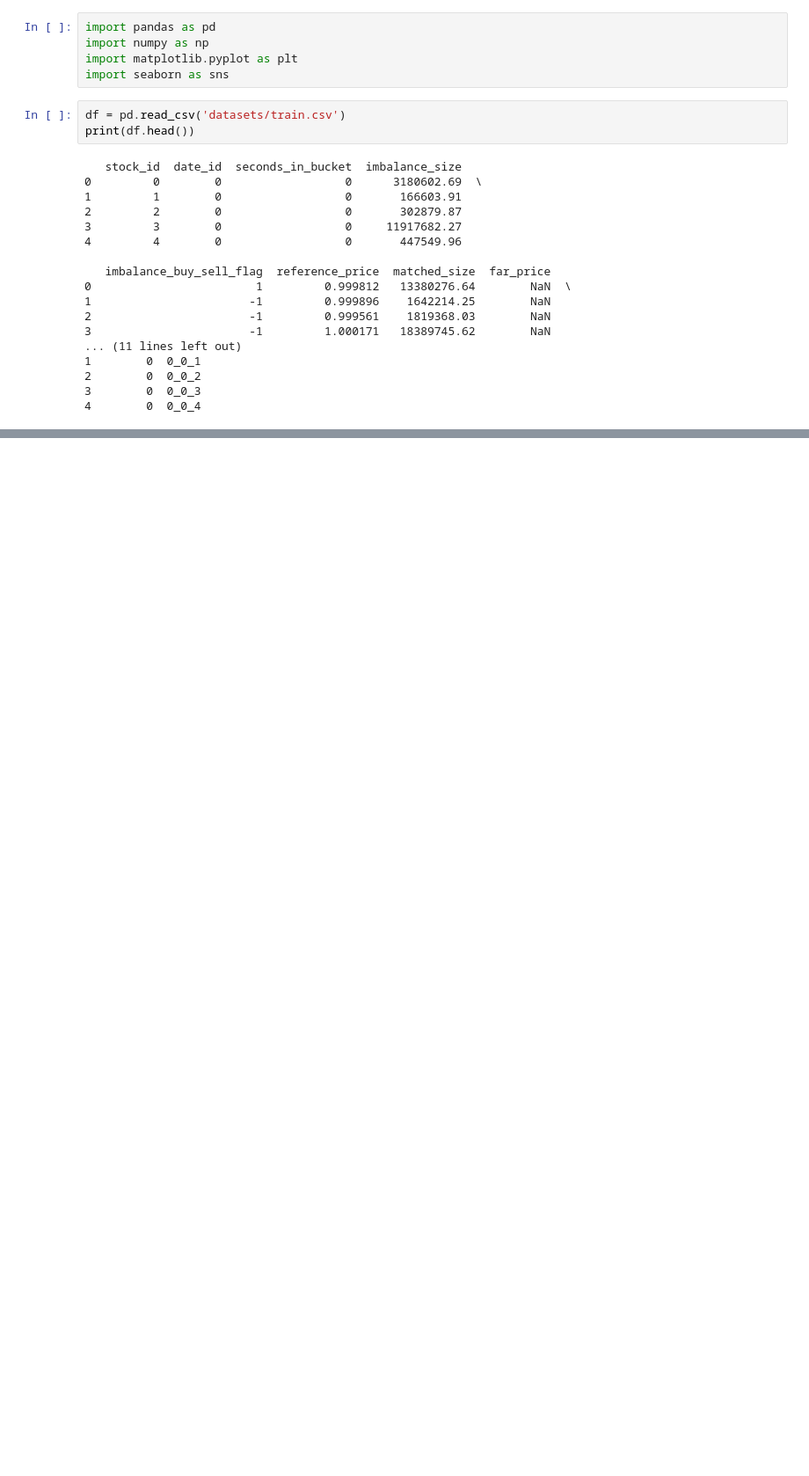
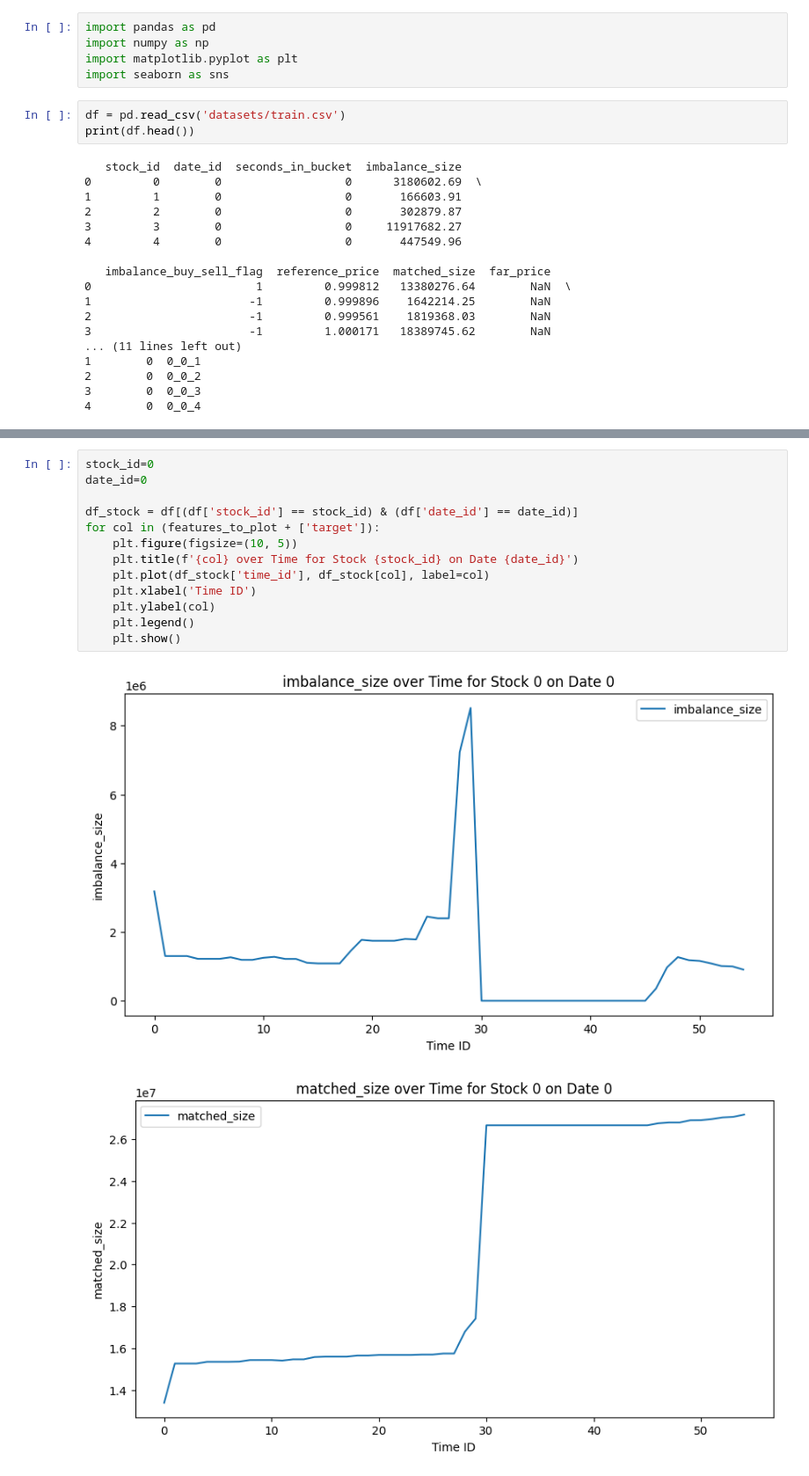
Before and after one commit to DavideZFC/DataScience, a Jupyter notebook: ex_7.ipynb, the cells around one changed output, grey strips where cells are left out. Shown at 88% size. Saved outputs shown, nothing was run; the diff lists cells and outputs as text; blank space fills up the shorter version.

```diff
--- a/ex_7.ipynb
+++ b/ex_7.ipynb
@@ -266,0 +81,16 @@ XGBOOST R^2: 0.005045886375261266
+# %%
+stock_id=0
+date_id=0
+
+df_stock = df[(df['stock_id'] == stock_id) & (df['date_id'] == date_id)]
+for col in (features_to_plot + ['target']):
+    plt.figure(figsize=(10, 5))
+    plt.title(f'{col} over Time for Stock {stock_id} on Date {date_id}')
+    plt.plot(df_stock['time_id'], df_stock[col], label=col)
+    plt.xlabel('Time ID')
+    plt.ylabel(col)
+    plt.legend()
+    plt.show()
+# %% [output]
+[figure, added]
+[figure, added]
```
Also changed, not shown: parts of 20 cells of this notebook.
